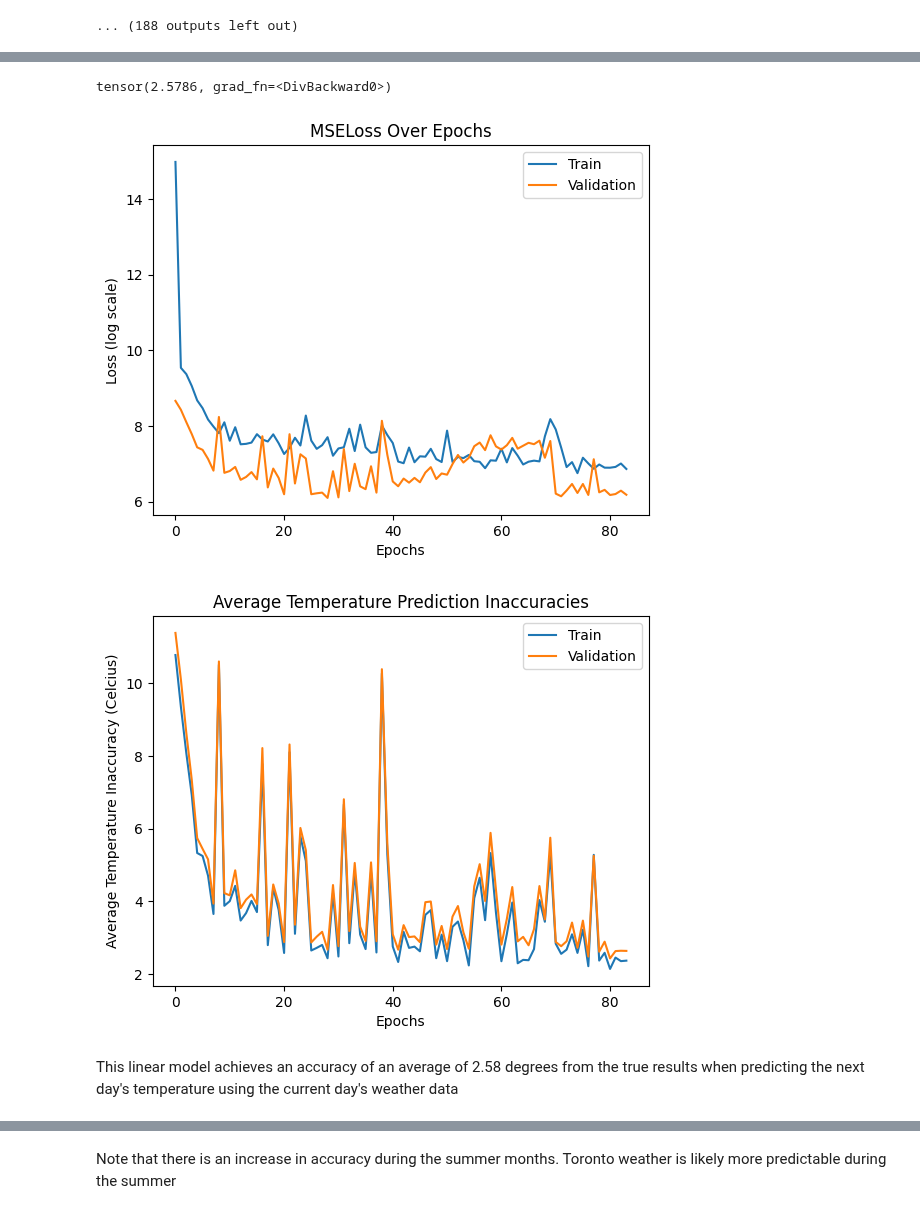
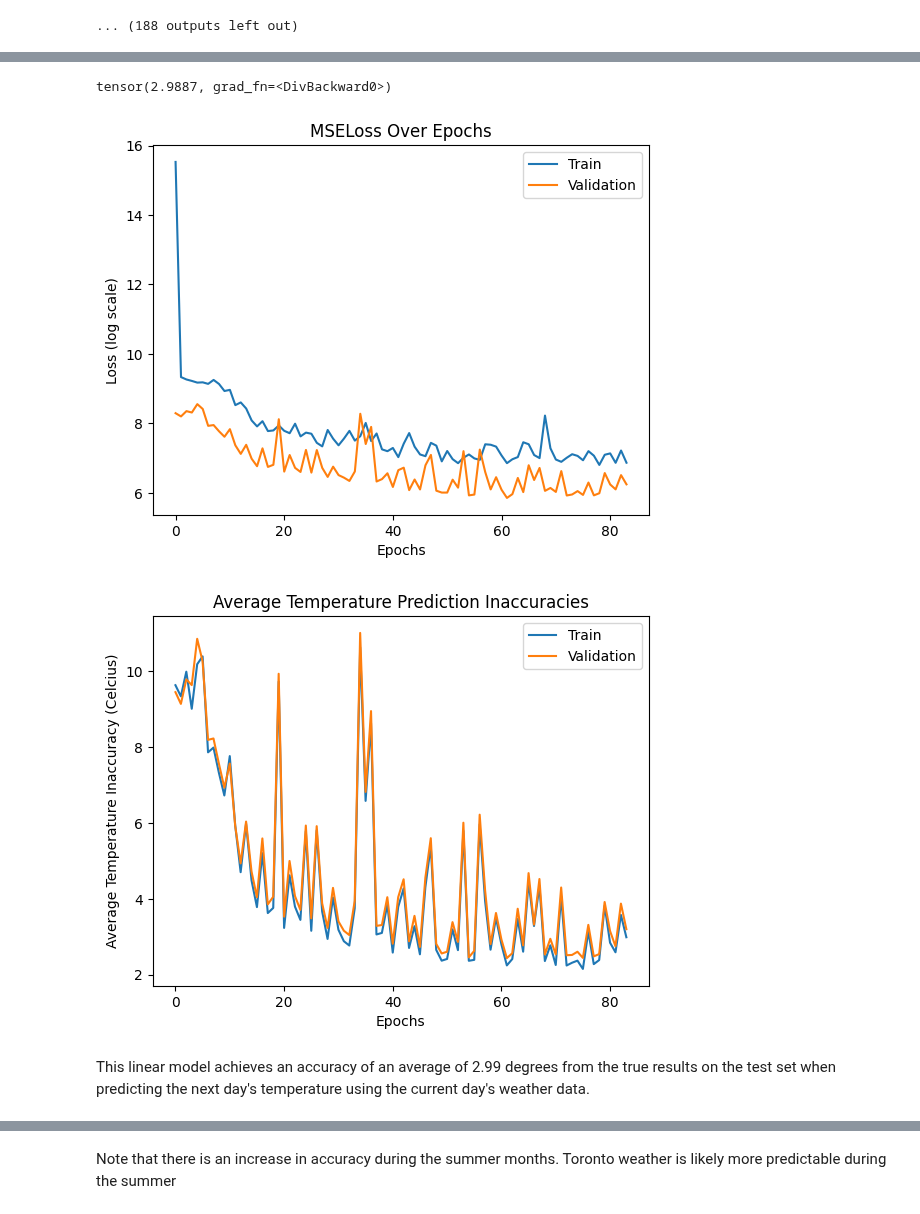
Before and after one commit to DimensionalRift/Whether-the-weather-is-ok-CSC413-, a Jupyter notebook: MLP.ipynb, the cells around one changed output, grey strips where cells are left out. Drawn from its saved outputs; the diff is of its cells as text; code cells hidden in the pictures.

```diff
--- a/MLP.ipynb
+++ b/MLP.ipynb
@@ -143,6 +143,6 @@ tensor(3.8374, grad_fn=<DivBackward0>)
 # else:
 study={'lr': 0.004799821565505988, 'batchSize': 26, 'epochs': 84, 'hidden_size': 45}
 model = FlatWeatherMLP(hidden_size=study['hidden_size'])
-train_model(model, train_data, val_data, lr=study['lr'], batchSize=study['batchSize'], epochs=study['epochs'], plot=True)
+train_model(model, train_data, val_data, lr=study['lr'], batchSize=study['batchSize'], epochs=study['epochs'], plot=True, v=False)
 accuracy(model, data['test'])
 # %% [output]
@@ -166,8 +150,8 @@ tensor(2.6377, grad_fn=<DivBackward0>)
-tensor(2.5786, grad_fn=<DivBackward0>)
+tensor(2.9887, grad_fn=<DivBackward0>)
-[figure, old version]
+[figure, new version]
-[figure, old version]
+[figure, new version]
 # %% [markdown]
-This linear model achieves an accuracy of an average of 2.58 degrees from the true results when predicting the next day's temperature using the current day's weather data
+This linear model achieves an accuracy of an average of 2.99 degrees from the true results on the test set when predicting the next day's temperature using the current day's weather data.
 # %%
 # Get average daily predictions for each day of the year
 def daily(model, data):
```
Also changed, not shown: parts of 6 cells of this notebook, 3 other files.
